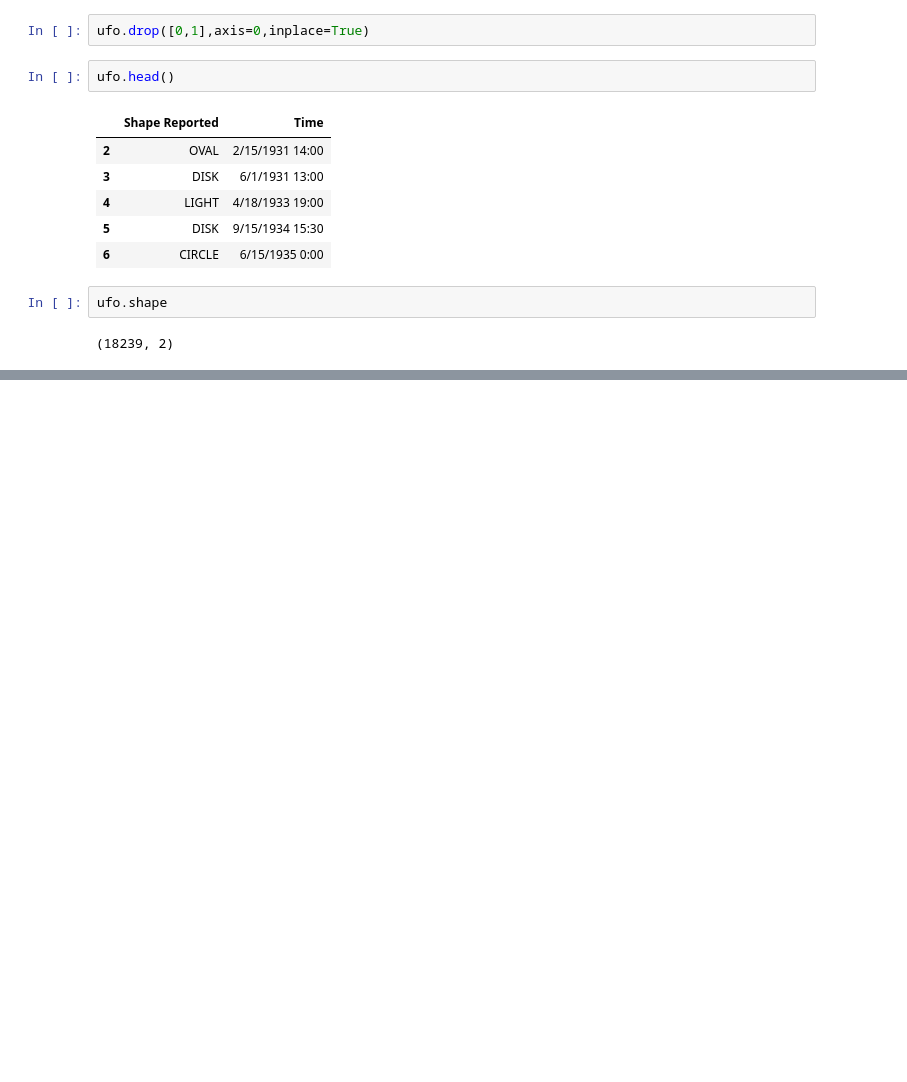
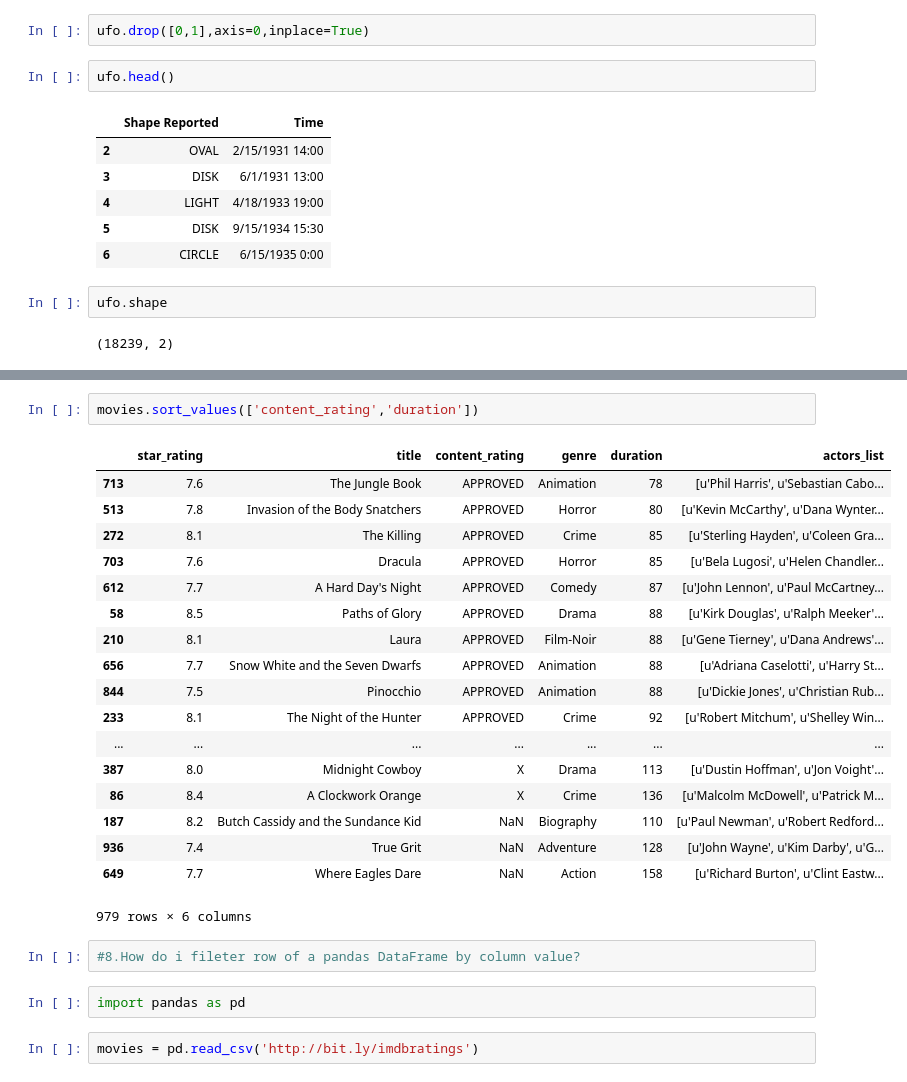
Before and after one commit to yyfsyw/pandas, a Jupyter notebook: pandas_practice.ipynb, the cells around one changed output, grey strips where cells are left out. Saved outputs shown, nothing was run; the diff lists cells and outputs as text; blank space fills up the shorter version.

Commit message:
update mul filter DataFrame to 9

```diff
--- a/pandas_practice.ipynb
+++ b/pandas_practice.ipynb
@@ -388,0 +565,27 @@ ufo.shape
+# %%
+movies.sort_values(['content_rating','duration'])
+# %% [output]
+|  | star_rating | title | content_rating | genre | duration | actors_list |
+| 713 | 7.6 | The Jungle Book | APPROVED | Animation | 78 | [u'Phil Harris', u'Sebastian Cabo... |
+| 513 | 7.8 | Invasion of the Body Snatchers | APPROVED | Horror | 80 | [u'Kevin McCarthy', u'Dana Wynter... |
+| 272 | 8.1 | The Killing | APPROVED | Crime | 85 | [u'Sterling Hayden', u'Coleen Gra... |
+| 703 | 7.6 | Dracula | APPROVED | Horror | 85 | [u'Bela Lugosi', u'Helen Chandler... |
+| 612 | 7.7 | A Hard Day's Night | APPROVED | Comedy | 87 | [u'John Lennon', u'Paul McCartney... |
+| 58 | 8.5 | Paths of Glory | APPROVED | Drama | 88 | [u'Kirk Douglas', u'Ralph Meeker'... |
+| 210 | 8.1 | Laura | APPROVED | Film-Noir | 88 | [u'Gene Tierney', u'Dana Andrews'... |
+| 656 | 7.7 | Snow White and the Seven Dwarfs | APPROVED | Animation | 88 | [u'Adriana Caselotti', u'Harry St... |
+| 844 | 7.5 | Pinocchio | APPROVED | Animation | 88 | [u'Dickie Jones', u'Christian Rub... |
+| 233 | 8.1 | The Night of the Hunter | APPROVED | Crime | 92 | [u'Robert Mitchum', u'Shelley Win... |
+| ... | ... | ... | ... | ... | ... | ... |
+| 387 | 8.0 | Midnight Cowboy | X | Drama | 113 | [u'Dustin Hoffman', u'Jon Voight'... |
+| 86 | 8.4 | A Clockwork Orange | X | Crime | 136 | [u'Malcolm McDowell', u'Patrick M... |
+| 187 | 8.2 | Butch Cassidy and the Sundance Kid | NaN | Biography | 110 | [u'Paul Newman', u'Robert Redford... |
+| 936 | 7.4 | True Grit | NaN | Adventure | 128 | [u'John Wayne', u'Kim Darby', u'G... |
+| 649 | 7.7 | Where Eagles Dare | NaN | Action | 158 | [u'Richard Burton', u'Clint Eastw... |
+979 rows × 6 columns
+# %%
+#8.How do i fileter row of a pandas DataFrame by column value?
+# %%
+import pandas as pd
+# %%
+movies = pd.read_csv('http://bit.ly/imdbratings')
```
Also changed, not shown: parts of 37 cells of this notebook.
